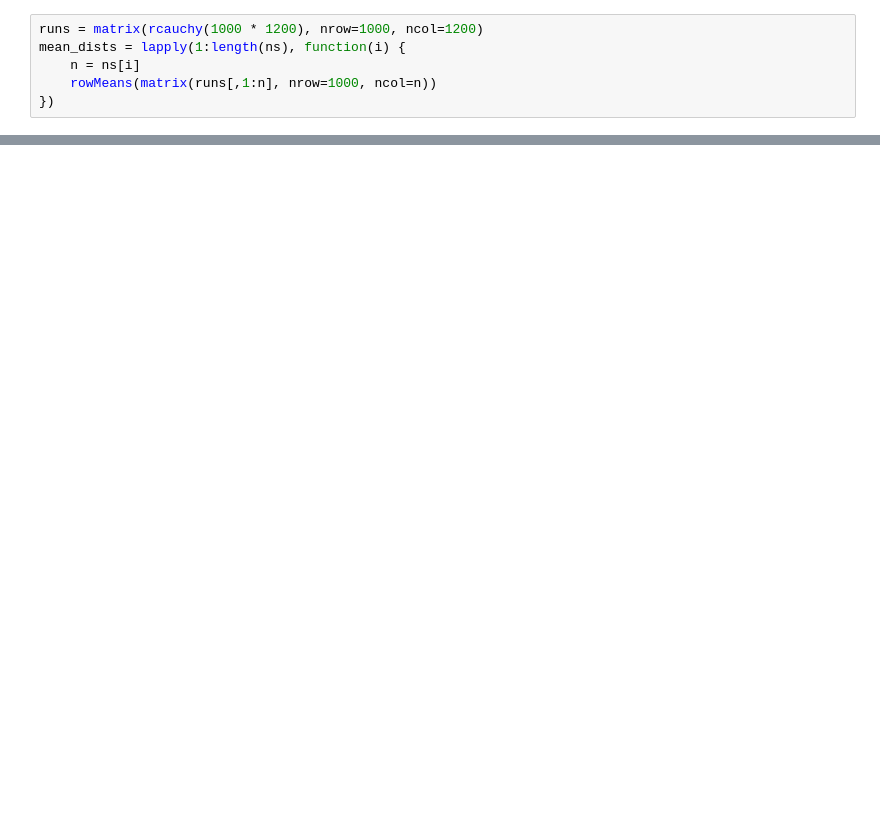
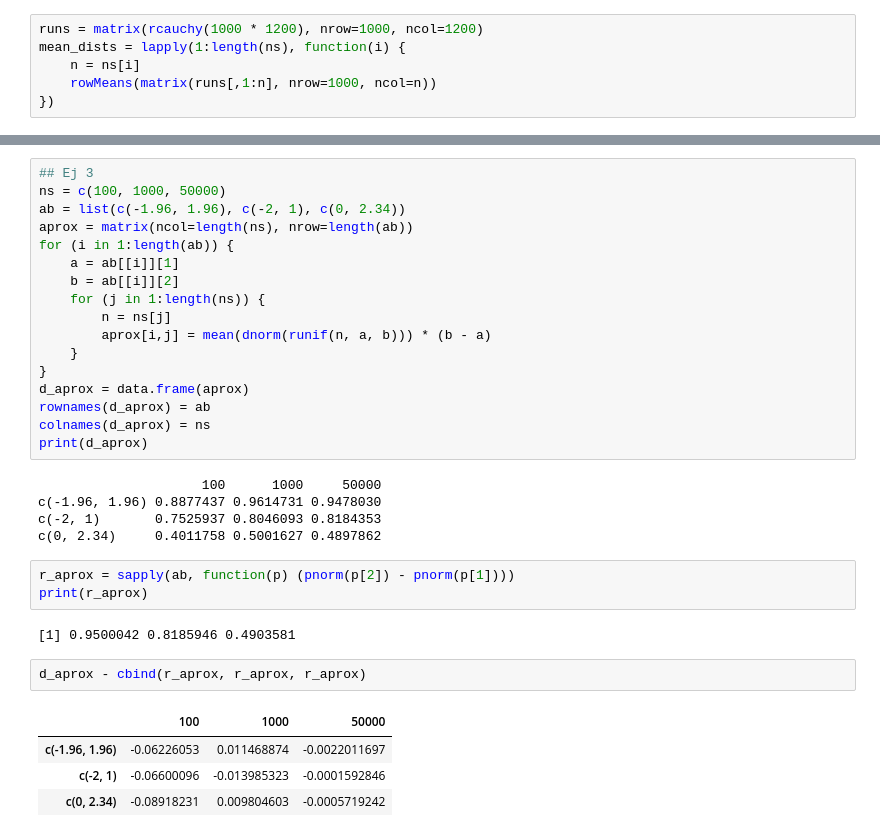
Before and after one commit to m2march/tp_final_r, a Jupyter notebook: Lista 5.ipynb, the cells around one changed output, grey strips where cells are left out. Saved outputs shown, nothing was run; the diff lists cells and outputs as text; blank space fills up the shorter version.

```diff
--- a/Lista 5.ipynb
+++ b/Lista 5.ipynb
@@ -119,0 +124,34 @@ for (i in 1:length(ns)) {
+# %%
+## Ej 3
+ns = c(100, 1000, 50000)
+ab = list(c(-1.96, 1.96), c(-2, 1), c(0, 2.34))
+aprox = matrix(ncol=length(ns), nrow=length(ab))
+for (i in 1:length(ab)) {
+    a = ab[[i]][1]
+    b = ab[[i]][2]
+    for (j in 1:length(ns)) {
+        n = ns[j]
+        aprox[i,j] = mean(dnorm(runif(n, a, b))) * (b - a)
+    }
+}
+d_aprox = data.frame(aprox)
+rownames(d_aprox) = ab
+colnames(d_aprox) = ns
+print(d_aprox)
+# %% [output]
+                     100      1000     50000
+c(-1.96, 1.96) 0.8877437 0.9614731 0.9478030
+c(-2, 1)       0.7525937 0.8046093 0.8184353
+c(0, 2.34)     0.4011758 0.5001627 0.4897862
+# %%
+r_aprox = sapply(ab, function(p) (pnorm(p[2]) - pnorm(p[1])))
+print(r_aprox)
+# %% [output]
+[1] 0.9500042 0.8185946 0.4903581
+# %%
+d_aprox - cbind(r_aprox, r_aprox, r_aprox)
+# %% [output]
+|  | 100 | 1000 | 50000 |
+| c(-1.96, 1.96) | -0.06226053 | 0.011468874 | -0.0022011697 |
+| c(-2, 1) | -0.06600096 | -0.013985323 | -0.0001592846 |
+| c(0, 2.34) | -0.08918231 | 0.009804603 | -0.0005719242 |
```
Also changed, not shown: parts of 15 cells of this notebook, 2 other files.
